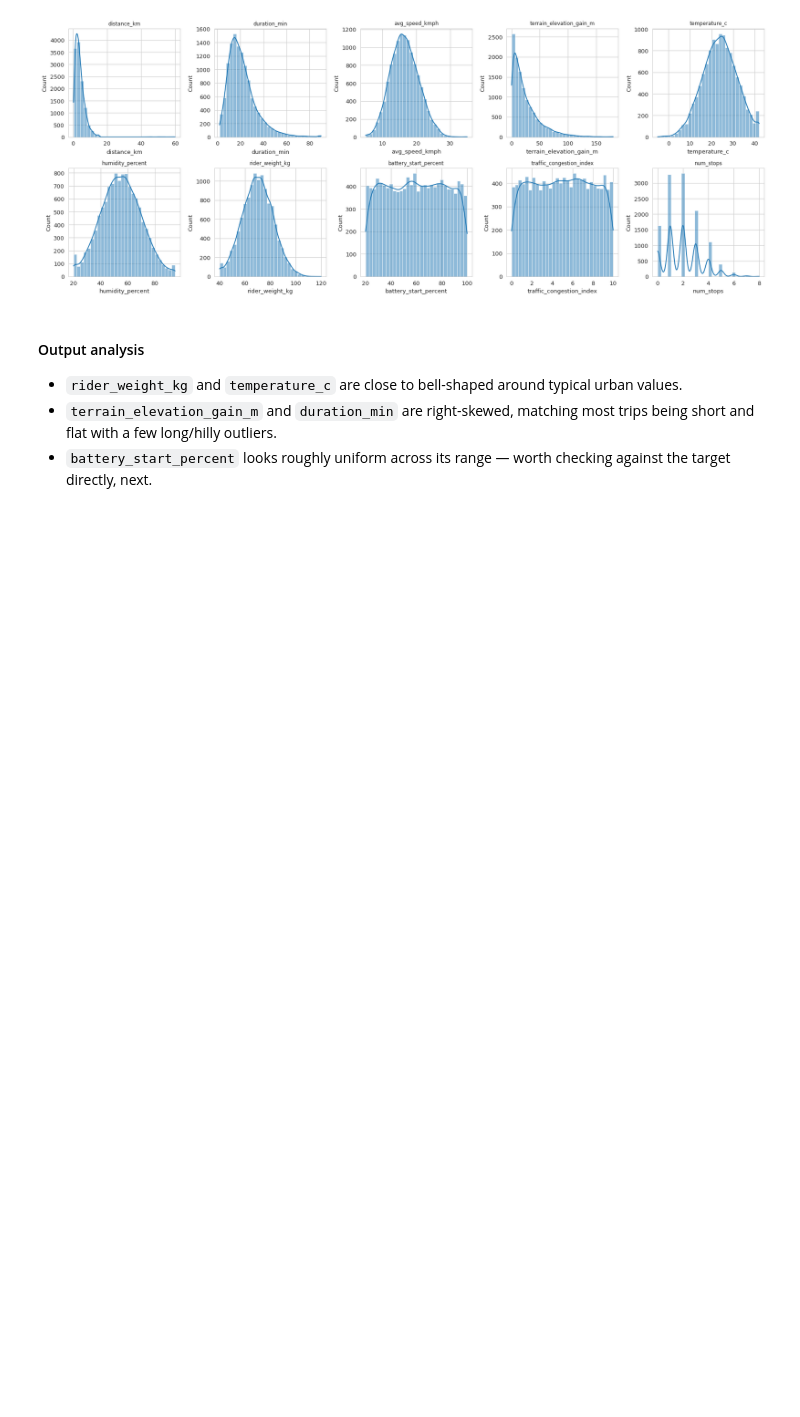
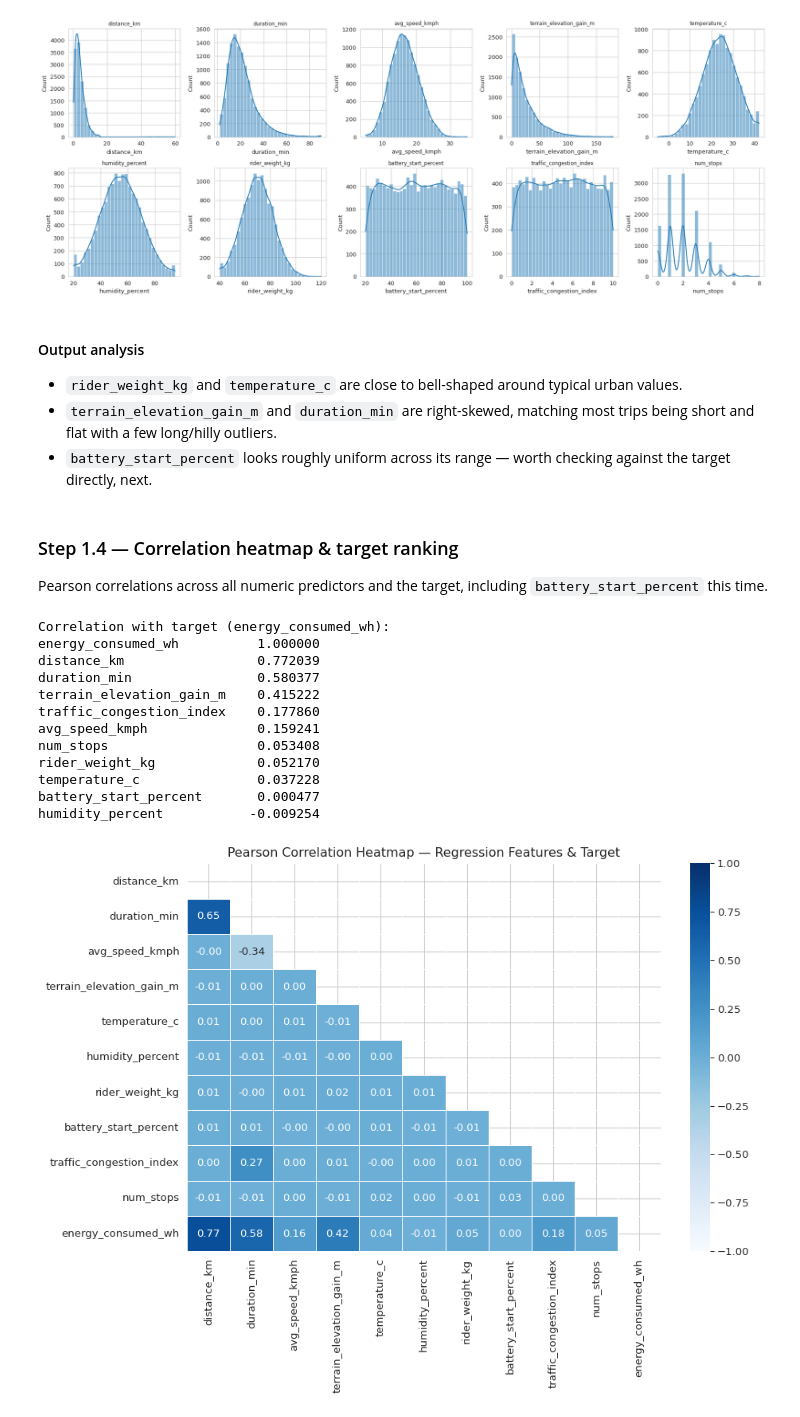
Before and after one commit to AskCoderr/MLCapstone, a Jupyter notebook: notebooks/regression.ipynb, the cells around one changed output. Cells and saved outputs as stored; diff of their text form; code cells hidden in the pictures; blank space fills up the shorter version.

Commit message:
Add correlation heatmap with target ranking

```diff
--- a/notebooks/regression.ipynb
+++ b/notebooks/regression.ipynb
@@ -144,3 +144,33 @@ Plotted 10 numeric features.
 - `rider_weight_kg` and `temperature_c` are close to bell-shaped around typical urban values.
 - `terrain_elevation_gain_m` and `duration_min` are right-skewed, matching most trips being short and flat with a few long/hilly outliers.
 - `battery_start_percent` looks roughly uniform across its range — worth checking against the target directly, next.
+# %% [markdown]
+### Step 1.4 — Correlation heatmap & target ranking
+
+Pearson correlations across all numeric predictors and the target, including `battery_start_percent` this time.
+# %%
+plt.figure(figsize=(10, 7.5))
+corr_reg = df[num_cols_reg + ['energy_consumed_wh']].corr()
+mask = np.triu(np.ones_like(corr_reg, dtype=bool))
+sns.heatmap(corr_reg, mask=mask, annot=True, fmt=".2f", cmap='Blues', vmin=-1, vmax=1, linewidths=0.5)
+plt.title("Pearson Correlation Heatmap — Regression Features & Target")
+plt.tight_layout()
+plt.show()
+
+target_corr = corr_reg['energy_consumed_wh'].sort_values(ascending=False)
+print("Correlation with target (energy_consumed_wh):")
+print(target_corr.to_string())
+# %% [output]
+Correlation with target (energy_consumed_wh):
+energy_consumed_wh          1.000000
+distance_km                 0.772039
+duration_min                0.580377
+terrain_elevation_gain_m    0.415222
+traffic_congestion_index    0.177860
+avg_speed_kmph              0.159241
+num_stops                   0.053408
+rider_weight_kg             0.052170
+temperature_c               0.037228
+battery_start_percent       0.000477
+humidity_percent           -0.009254
+[figure, added]
```
Also changed, not shown: parts of 1 cell of this notebook.
